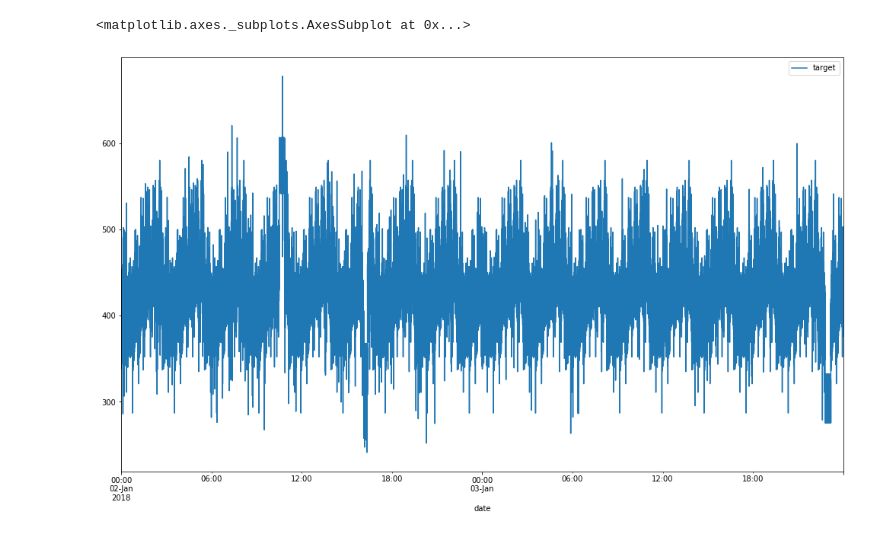
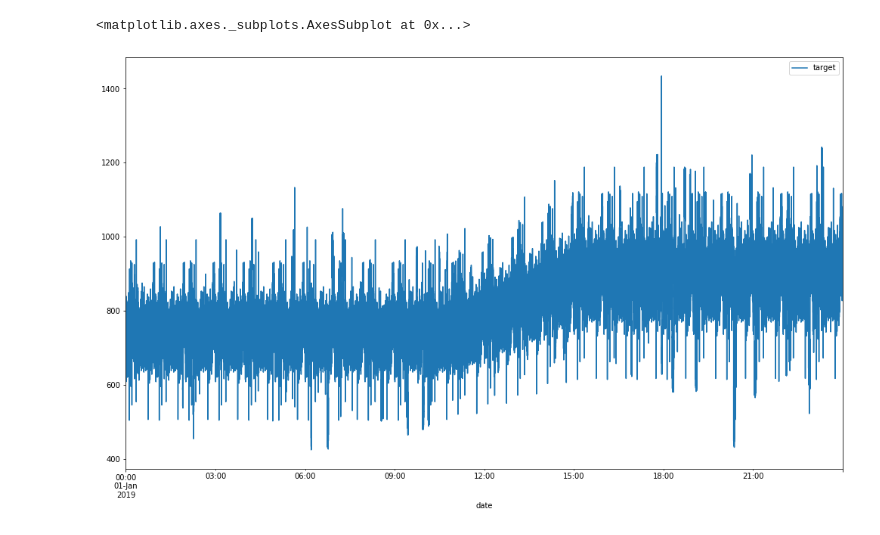
Before and after one commit to nywoo-o/Statistics, a Jupyter notebook: real_time_Mondrian_with_RRCF.ipynb, the cells around one changed output. Saved outputs shown, nothing was run; the diff lists cells and outputs as text; code cells hidden in the pictures.

```diff
--- a/real_time_Mondrian_with_RRCF.ipynb
+++ b/real_time_Mondrian_with_RRCF.ipynb
@@ -33,12 +33,12 @@ def partial_train(mtr, X_test, y_test):
     #print('pred : %f, std: %f, y: %f'%(y_pred, y_std, y_test))
     return y_pred, y_std
 # %%
-network = pd.read_csv('C:/Users/HakkyuKim/Desktop/yeonwoo/challenge/intial_trainig_stage.csv', index_col='date', parse_dates=['date'])
+network = pd.read_csv('C:/Users/HakkyuKim/Desktop/yeonwoo/Starter_pack/Starter_pack/Code/Python/initial_training_data.csv', index_col='date', parse_dates=['date'])
 network.head()
 
 rcParams['figure.figsize'] = 17,10
 network.describe()
 network.plot()
 # %% [output]
 <matplotlib.axes._subplots.AxesSubplot at 0x...>
-[figure, old version]
+[figure, new version]
```
Also changed, not shown: parts of 15 cells of this notebook.
